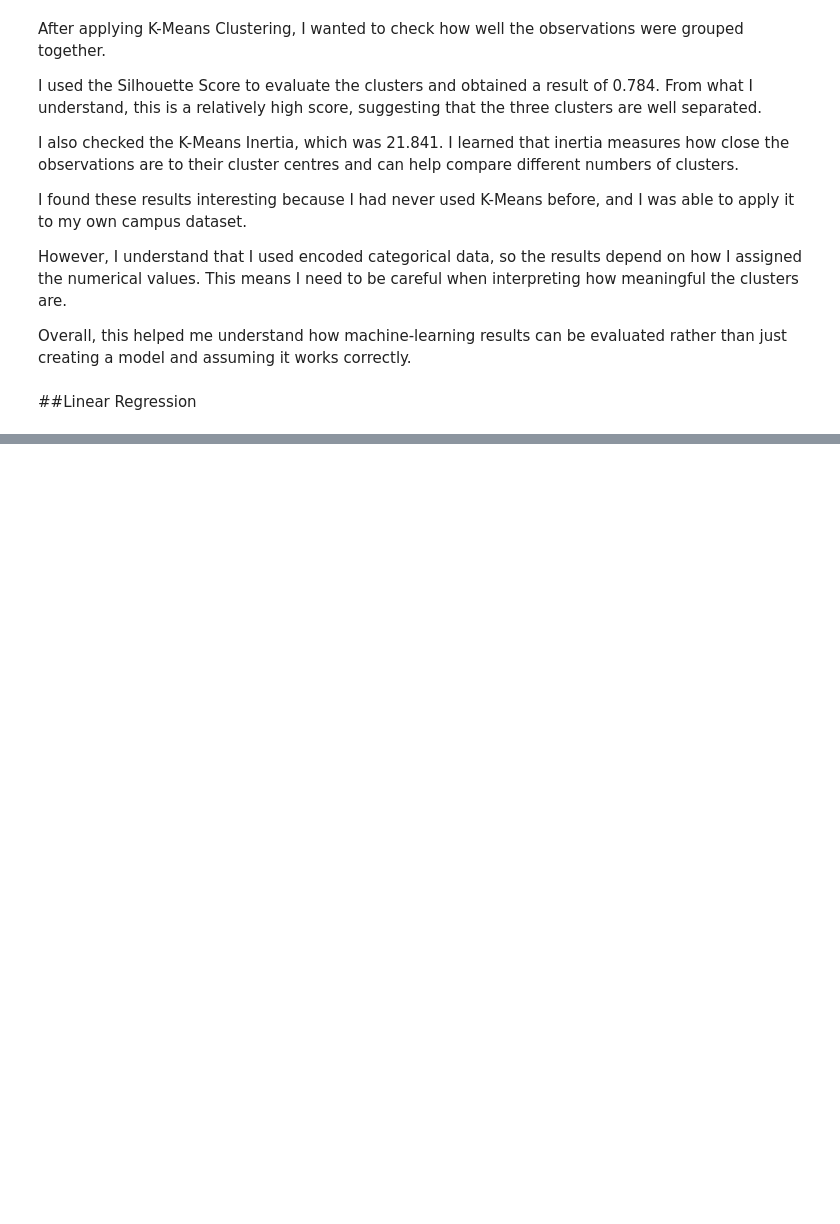
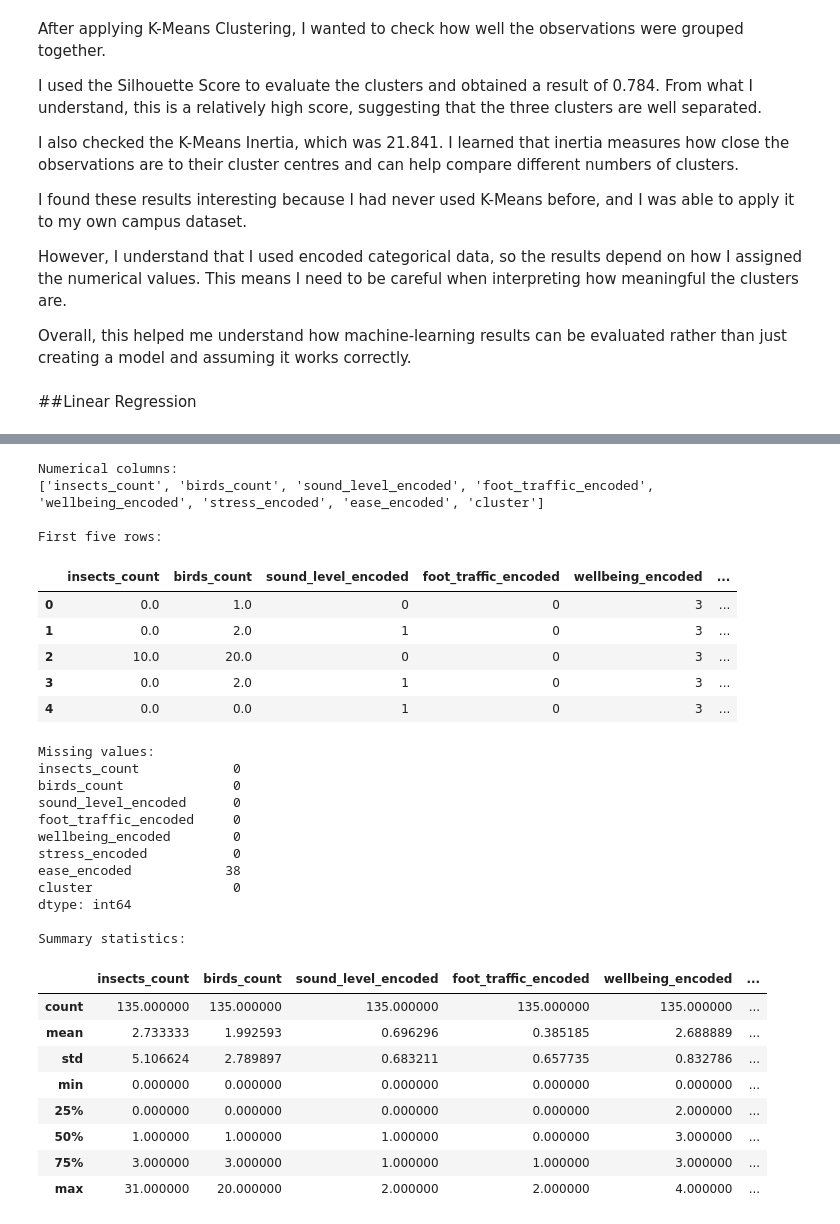
Before and after one commit to Beatricepapi/ml-campus_data_project-colab, a Jupyter notebook: Beatrice_Papi_Machine_Learning_with_Python_Project.ipynb, the cells around one changed output, grey strips where cells are left out. Cells and saved outputs as stored; diff of their text form; code cells hidden in the pictures; blank space fills up the shorter version.

```diff
--- a/Beatrice_Papi_Machine_Learning_with_Python_Project.ipynb
+++ b/Beatrice_Papi_Machine_Learning_with_Python_Project.ipynb
@@ -1177,0 +1226,51 @@ Overall, this helped me understand how machine-learning results can be evaluated
+# %%
+import pandas as pd
+
+# Select numerical columns
+numerical_columns = df_clean.select_dtypes(
+    include='number'
+)
+
+print("Numerical columns:")
+print(numerical_columns.columns.tolist())
+
+print("\nFirst five rows:")
+display(numerical_columns.head())
+
+print("\nMissing values:")
+print(numerical_columns.isnull().sum())
+
+print("\nSummary statistics:")
+display(numerical_columns.describe())
+# %% [output]
+Numerical columns:
+['insects_count', 'birds_count', 'sound_level_encoded', 'foot_traffic_encoded', 'wellbeing_encoded', 'stress_encoded', 'ease_encoded', 'cluster']
+
+First five rows:
+|  | insects_count | birds_count | sound_level_encoded | foot_traffic_encoded | wellbeing_encoded | ... |
+| 0 | 0.0 | 1.0 | 0 | 0 | 3 | ... |
+| 1 | 0.0 | 2.0 | 1 | 0 | 3 | ... |
+| 2 | 10.0 | 20.0 | 0 | 0 | 3 | ... |
+| 3 | 0.0 | 2.0 | 1 | 0 | 3 | ... |
+| 4 | 0.0 | 0.0 | 1 | 0 | 3 | ... |
+Missing values:
+insects_count            0
+birds_count              0
+sound_level_encoded      0
+foot_traffic_encoded     0
+wellbeing_encoded        0
+stress_encoded           0
+ease_encoded            38
+cluster                  0
+dtype: int64
+
+Summary statistics:
+|  | insects_count | birds_count | sound_level_encoded | foot_traffic_encoded | wellbeing_encoded | ... |
+| count | 135.000000 | 135.000000 | 135.000000 | 135.000000 | 135.000000 | ... |
+| mean | 2.733333 | 1.992593 | 0.696296 | 0.385185 | 2.688889 | ... |
+| std | 5.106624 | 2.789897 | 0.683211 | 0.657735 | 0.832786 | ... |
+| min | 0.000000 | 0.000000 | 0.000000 | 0.000000 | 0.000000 | ... |
+| 25% | 0.000000 | 0.000000 | 0.000000 | 0.000000 | 2.000000 | ... |
+| 50% | 1.000000 | 1.000000 | 1.000000 | 0.000000 | 3.000000 | ... |
+| 75% | 3.000000 | 3.000000 | 1.000000 | 1.000000 | 3.000000 | ... |
+| max | 31.000000 | 20.000000 | 2.000000 | 2.000000 | 4.000000 | ... |
```
Also changed, not shown: parts of 35 cells of this notebook.
